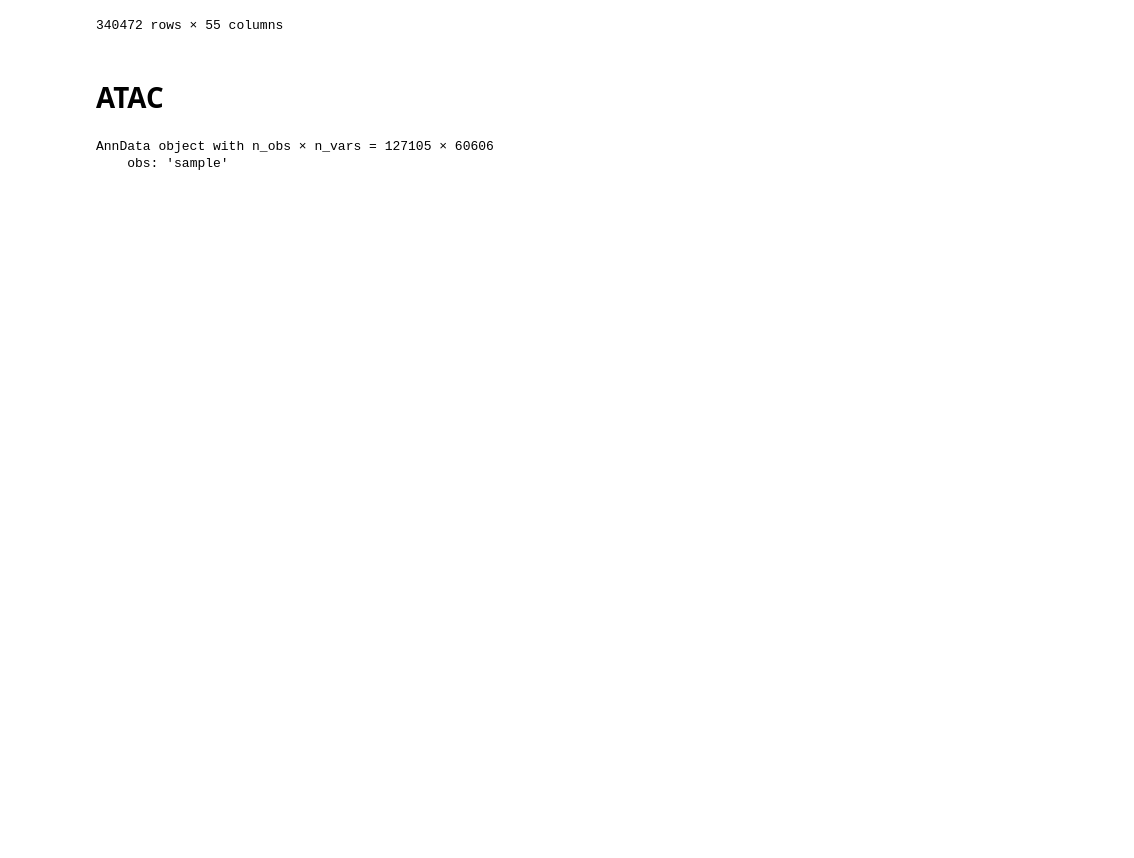
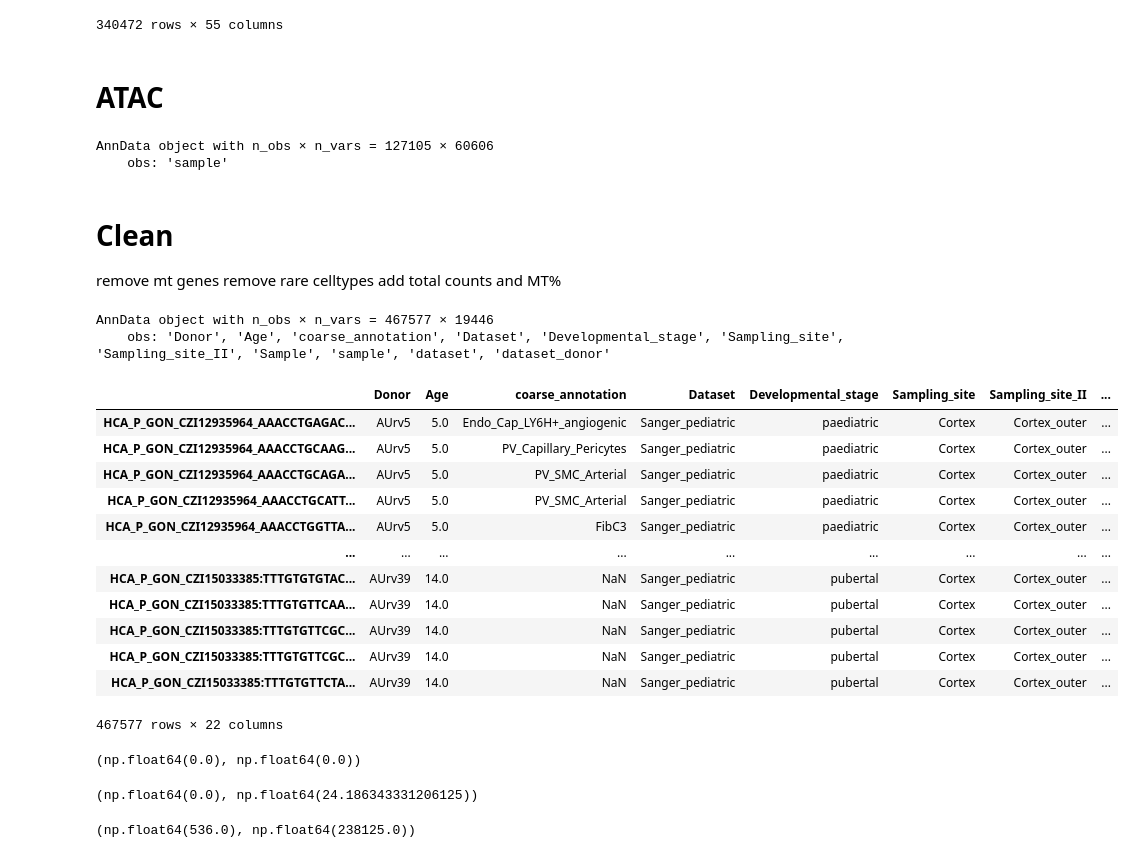
Before and after one commit to cellgeni/ovary, a Jupyter notebook: 02.prepare_for_scvi.ipynb, the cells around one changed output. Cells and saved outputs as stored; diff of their text form; code cells hidden in the pictures; blank space fills up the shorter version.

```diff
--- a/02.prepare_for_scvi.ipynb
+++ b/02.prepare_for_scvi.ipynb
@@ -150,3 +150,46 @@ data
 data.obs['dataset_donor'] = data.obs['dataset'].astype(str) + '_' + data.obs['Donor'].astype(str)
 # %%
 data.write_h5ad('../../data.lustre/atac/scanvi_out/combined_gene_matrix_plus_ref.h5ad')
+# %% [markdown]
+# Clean
+remove mt genes
+remove rare celltypes
+add total counts and MT%
+# %%
+data = sc.read_h5ad('../../data.lustre/atac/scanvi_out/combined_gene_matrix_plus_ref.h5ad')
+data
+# %% [output]
+AnnData object with n_obs × n_vars = 467577 × 19446
+    obs: 'Donor', 'Age', 'coarse_annotation', 'Dataset', 'Developmental_stage', 'Sampling_site', 'Sampling_site_II', 'Sample', 'sample', 'dataset', 'dataset_donor'
+# %%
+data.var['mt'] = data.var_names.str.startswith('MT-')
+sc.pp.calculate_qc_metrics(data, qc_vars=['mt'], inplace=True)
+data.obs
+# %% [output]
+|  | Donor | Age | coarse_annotation | Dataset | Developmental_stage | Sampling_site | Sampling_site_II | ... |
+| HCA_P_GON_CZI12935964_AAACCTGAGAC... | AUrv5 | 5.0 | Endo_Cap_LY6H+_angiogenic | Sanger_pediatric | paediatric | Cortex | Cortex_outer | ... |
+| HCA_P_GON_CZI12935964_AAACCTGCAAG... | AUrv5 | 5.0 | PV_Capillary_Pericytes | Sanger_pediatric | paediatric | Cortex | Cortex_outer | ... |
+| HCA_P_GON_CZI12935964_AAACCTGCAGA... | AUrv5 | 5.0 | PV_SMC_Arterial | Sanger_pediatric | paediatric | Cortex | Cortex_outer | ... |
+| HCA_P_GON_CZI12935964_AAACCTGCATT... | AUrv5 | 5.0 | PV_SMC_Arterial | Sanger_pediatric | paediatric | Cortex | Cortex_outer | ... |
+| HCA_P_GON_CZI12935964_AAACCTGGTTA... | AUrv5 | 5.0 | FibC3 | Sanger_pediatric | paediatric | Cortex | Cortex_outer | ... |
+| ... | ... | ... | ... | ... | ... | ... | ... | ... |
+| HCA_P_GON_CZI15033385:TTTGTGTGTAC... | AUrv39 | 14.0 | NaN | Sanger_pediatric | pubertal | Cortex | Cortex_outer | ... |
+| HCA_P_GON_CZI15033385:TTTGTGTTCAA... | AUrv39 | 14.0 | NaN | Sanger_pediatric | pubertal | Cortex | Cortex_outer | ... |
+| HCA_P_GON_CZI15033385:TTTGTGTTCGC... | AUrv39 | 14.0 | NaN | Sanger_pediatric | pubertal | Cortex | Cortex_outer | ... |
+| HCA_P_GON_CZI15033385:TTTGTGTTCGC... | AUrv39 | 14.0 | NaN | Sanger_pediatric | pubertal | Cortex | Cortex_outer | ... |
+| HCA_P_GON_CZI15033385:TTTGTGTTCTA... | AUrv39 | 14.0 | NaN | Sanger_pediatric | pubertal | Cortex | Cortex_outer | ... |
+467577 rows × 22 columns
+# %%
+f = data.obs.dataset=='atac'
+(data.obs.pct_counts_mt[f].min(),data.obs.pct_counts_mt[f].max())
+# %% [output]
+(np.float64(0.0), np.float64(0.0))
+# %%
+f = data.obs.dataset=='reference'
+(data.obs.pct_counts_mt[f].min(),data.obs.pct_counts_mt[f].max())
+# %% [output]
+(np.float64(0.0), np.float64(24.186343331206125))
+# %%
+(data.obs.total_counts.min(),data.obs.total_counts.max())
+# %% [output]
+(np.float64(536.0), np.float64(238125.0))
```
Also changed, not shown: parts of 5 cells of this notebook, 9 other files.
